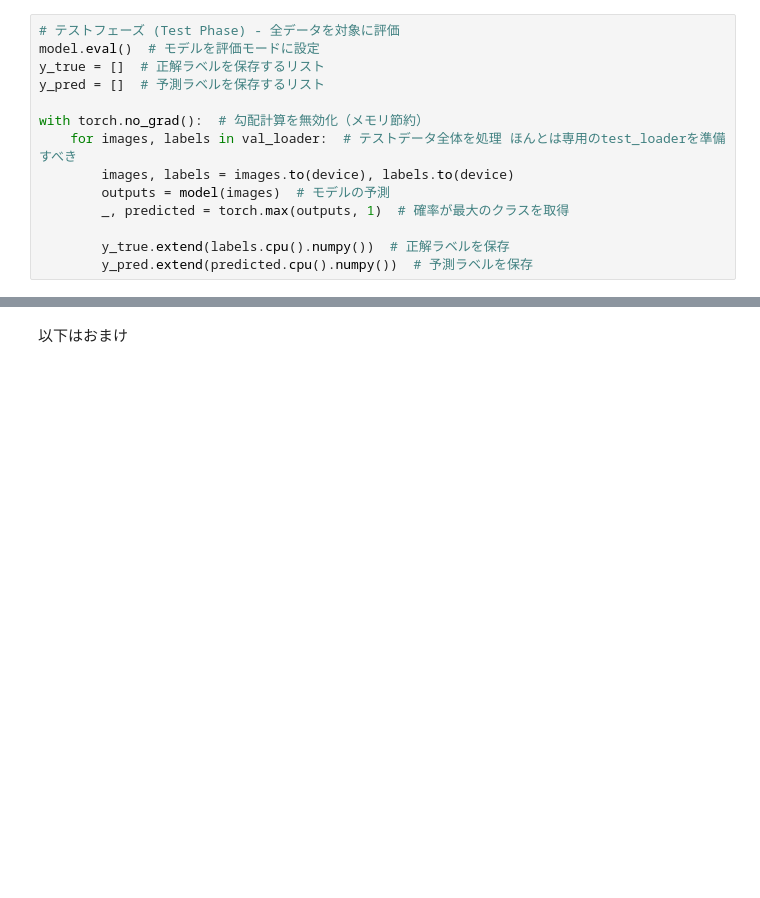
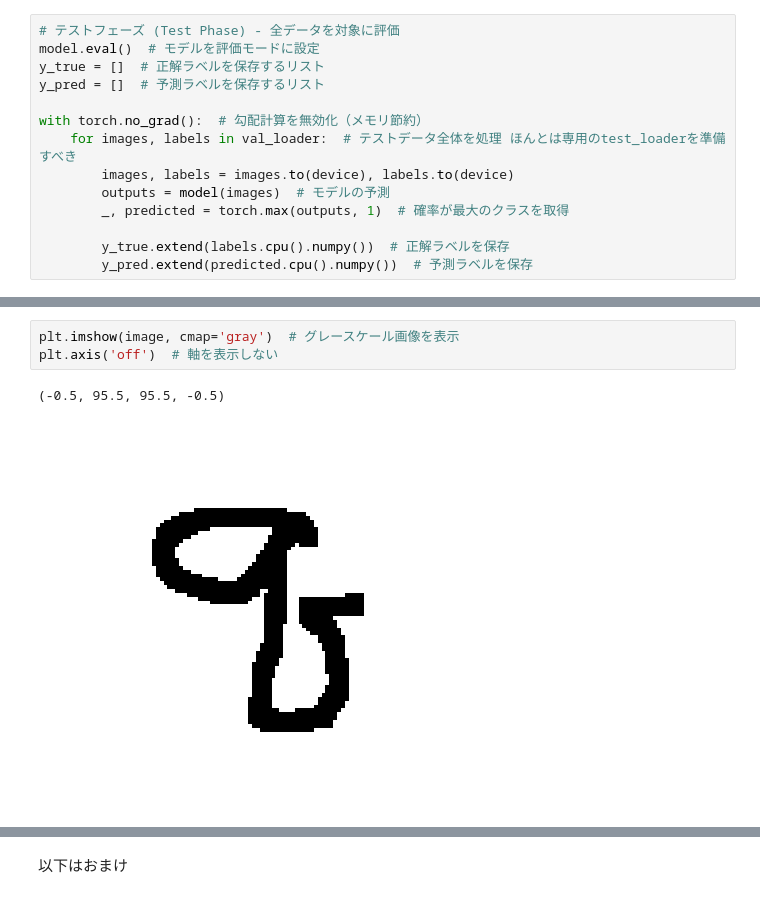
Before and after one commit to StereoWings7/potential-octo-giggle, a Jupyter notebook: torch_ocr_UL.ipynb, the cells around one changed output, grey strips where cells are left out. Saved outputs shown, nothing was run; the diff lists cells and outputs as text; blank space fills up the shorter version.

```diff
--- a/torch_ocr_UL.ipynb
+++ b/torch_ocr_UL.ipynb
@@ -215,0 +255,6 @@ True Label: I_U, Predicted Label: l_L, Count: 56
+# %%
+plt.imshow(image, cmap='gray')  # グレースケール画像を表示
+plt.axis('off')  # 軸を表示しない
+# %% [output]
+(-0.5, 95.5, 95.5, -0.5)
+[figure, added]
```
Also changed, not shown: parts of 7 cells of this notebook.
